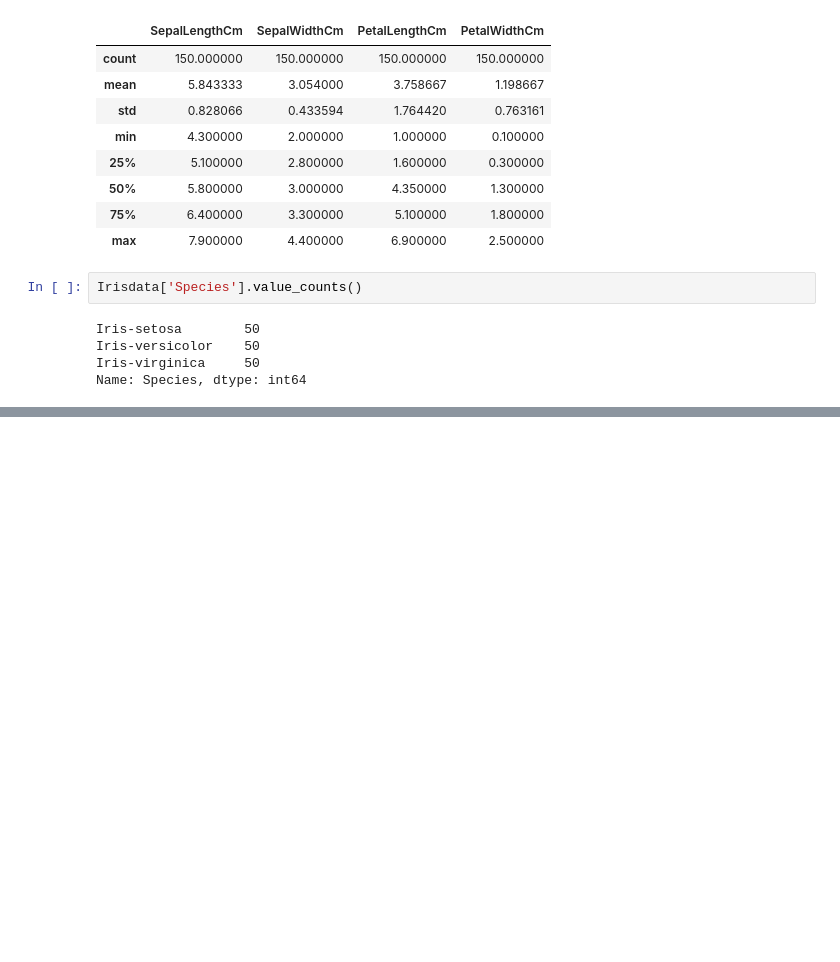
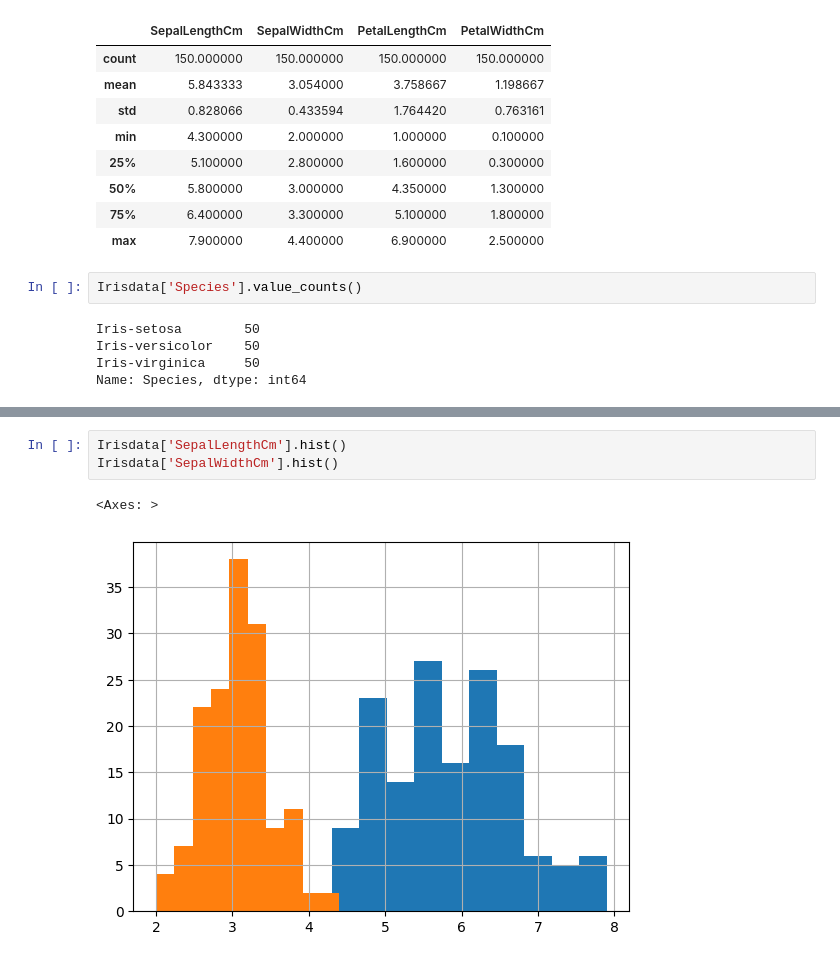
Before and after one commit to theshadow1604/IRIS, a Jupyter notebook: IRIS.ipynb, the cells around one changed output, grey strips where cells are left out. Drawn from its saved outputs; the diff is of its cells as text; blank space fills up the shorter version.

```diff
--- a/IRIS.ipynb
+++ b/IRIS.ipynb
@@ -46,0 +54,6 @@ Name: Species, dtype: int64
+# %%
+Irisdata['SepalLengthCm'].hist()
+Irisdata['SepalWidthCm'].hist()
+# %% [output]
+<Axes: >
+[figure, added]
```
Also changed, not shown: parts of 19 cells of this notebook.
